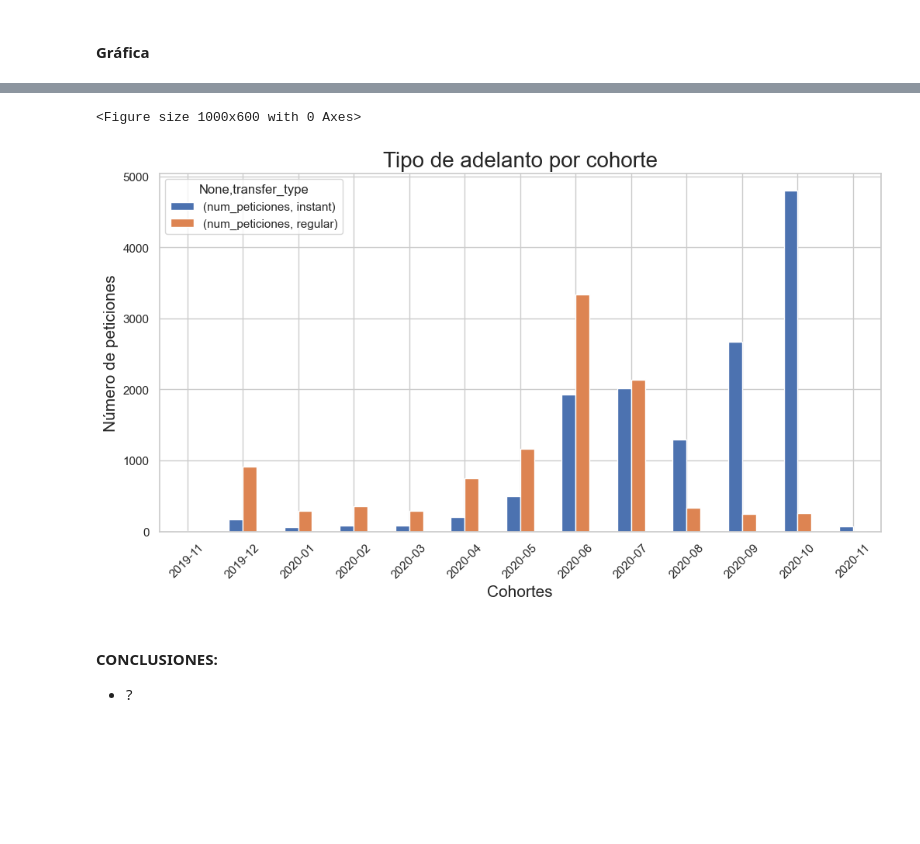
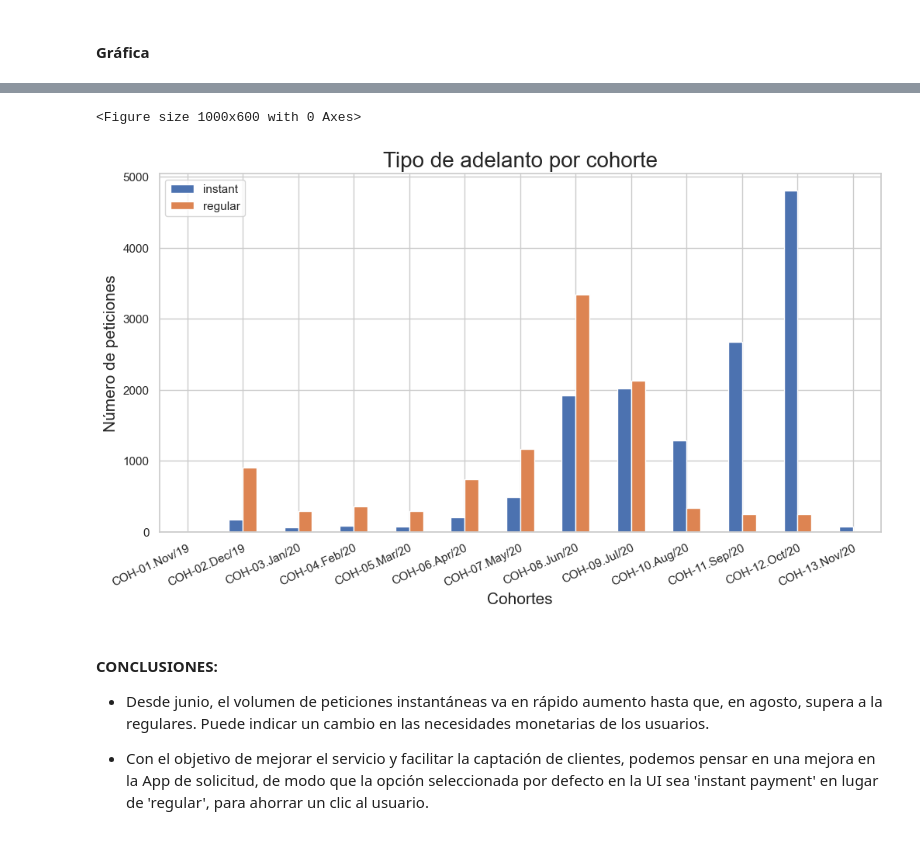
Before and after one commit to cutmountain/ironhack-data-analytics, a Jupyter notebook: modulo-1/sesion-15/project-1-ironhack-payments-es-main/ironhack-payments.ipynb, the cells around one changed output, grey strips where cells are left out. Cells and saved outputs as stored; diff of their text form; code cells hidden in the pictures; blank space fills up the shorter version.

```diff
--- a/modulo-1/sesion-15/project-1-ironhack-payments-es-main/ironhack-payments.ipynb
+++ b/modulo-1/sesion-15/project-1-ironhack-payments-es-main/ironhack-payments.ipynb
@@ -167,5 +193,8 @@ grouped1st.value_counts().sum() # 11793 usuarios distintos
 # Añadir dato 'cohorte' a tabla de trabajo
 cash_cohorts = pd.merge(cash, grouped1st[['cohorte']], on='id_usuario')
 cash_cohorts.head()
+# Añadir dato 'cohorte_lbl' a tabla de trabajo
+cash_cohorts['cohorte_lbl'] = cash_cohorts['cohorte'].transform(lambda x: labels[x])
+cash_cohorts.sample(30)
 # %% [output]
 |  | cash_request_id | amount | status | created_at | updated_at | user_id | moderated_at | deleted_account_id | ... |
@@ -1007,14 +1068,13 @@ Name: count, dtype: int64
 # %% [markdown]
 ### Criterio de filtrado
 # %%
-# ???
+# Quizá deberíamos filtrar las canceladas y/o rechazadas... pero de momento no filtramos nada
 adelantos = merged
 adelantos
 
 # adelantos = merged[(merged['fee_status']=='accepted') & (merged['fee_paid_at'].notna())]
 # adelantos.iloc[0:10, 16:-1]
 
-#subset_adelantos = ['cohorte','amount']
-subset_adelantos = ['cohorte','amount','id_usuario','cash_request_id','transfer_type','fee_id']
+subset_adelantos = ['cohorte','cohorte_lbl','amount','id_usuario','cash_request_id','transfer_type','fee_id']
 adelantos[subset_adelantos]
 # %% [output]
@@ -1079,7 +1139,7 @@ plt.show()
 # %%
 # Promedio del adelanto por cohorte
-transfer_type_by_cohort = adelantos[subset_adelantos].groupby(['cohorte','transfer_type'])['cash_request_id'].nunique().reset_index()
-transfer_type_by_cohort.set_index(['cohorte','transfer_type'], inplace=True)
+transfer_type_by_cohort = adelantos[subset_adelantos].groupby(['cohorte_lbl','transfer_type'])['cash_request_id'].nunique().reset_index()
+transfer_type_by_cohort.set_index(['cohorte_lbl','transfer_type'], inplace=True)
 transfer_type_by_cohort.rename(columns={'cash_request_id': 'num_peticiones'}, inplace=True)
 transfer_type_by_cohort.head(5)
 # %% [output]
@@ -1107,0 +1168,4 @@ transfer_type_by_cohort.head(5)
+# %%
+# Aplanar columnas
+transfer_type_by_cohort.columns = [col[1] if isinstance(col, tuple) else col for col in transfer_type_by_cohort.columns]
+transfer_type_by_cohort
@@ -1108,20 +1188,22 @@ transfer_type_by_cohort.head(5)
 # %%
 # Crear gráfico!!!
 plt.figure(figsize=(10, 6))
 transfer_type_by_cohort.plot(kind="bar")
 plt.title("Tipo de adelanto por cohorte", fontsize=20)
 plt.xlabel("Cohortes", fontsize=15)
 plt.ylabel("Número de peticiones", fontsize=15)
-plt.xticks(rotation=45)
+plt.xticks(rotation=25, ha='right', rotation_mode='anchor')
 #plt.legend([])
 plt.show()
 # %% [output]
 <Figure size 1000x600 with 0 Axes>
-[figure, old version]
+[figure, new version]
 # %% [markdown]
 #### CONCLUSIONES:
 
-- ?
+- Desde junio, el volumen de peticiones instantáneas va en rápido aumento hasta que, en agosto, supera a la regulares. Puede indicar un cambio en las necesidades monetarias de los usuarios.
+
+- Con el objetivo de mejorar el servicio y facilitar la captación de clientes, podemos pensar en una mejora en la App de solicitud, de modo que la opción seleccionada por defecto en la UI sea 'instant payment' en lugar de 'regular', para ahorrar un clic al usuario.
 # %% [markdown]
 ## CONCLUSIONES FINALES
 
```
Also changed, not shown: parts of 58 cells of this notebook.
